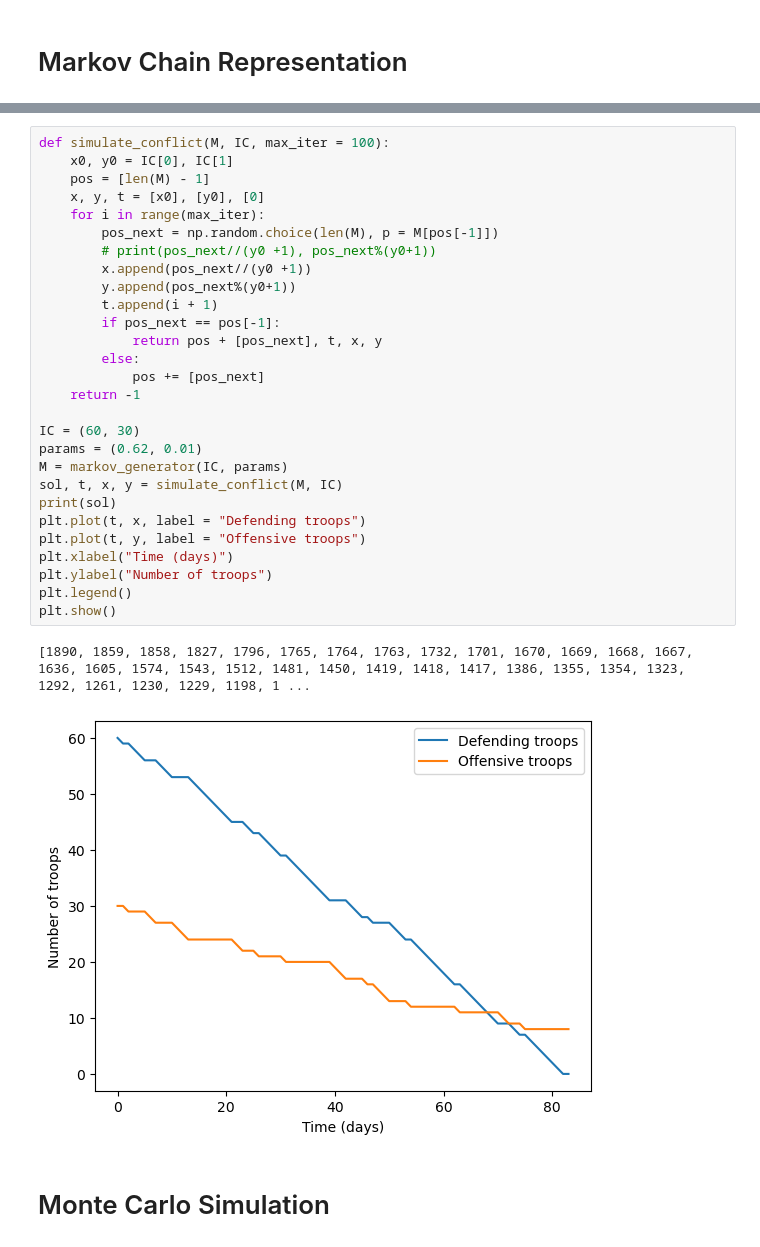
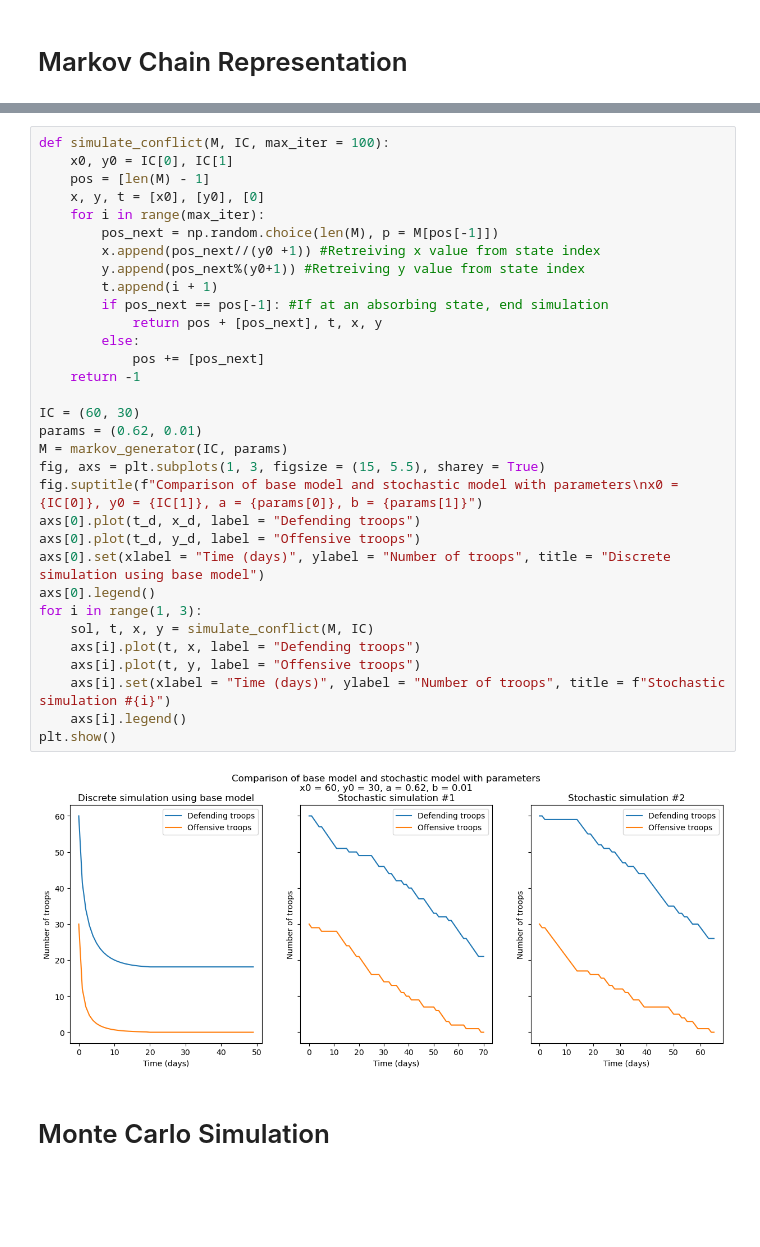
Before and after one commit to VigneshG04/FIT3139-Project, a Jupyter notebook: project.ipynb, the cells around one changed output, grey strips where cells are left out. Cells and saved outputs as stored; diff of their text form; blank space fills up the shorter version.

```diff
--- a/project.ipynb
+++ b/project.ipynb
@@ -75,34 +61,37 @@ N, transient = fundamental_matrix(M)
 # %%
 def simulate_conflict(M, IC, max_iter = 100):
     x0, y0 = IC[0], IC[1]
     pos = [len(M) - 1]
     x, y, t = [x0], [y0], [0]
     for i in range(max_iter):
         pos_next = np.random.choice(len(M), p = M[pos[-1]])
-        # print(pos_next//(y0 +1), pos_next%(y0+1))
-        x.append(pos_next//(y0 +1))
-        y.append(pos_next%(y0+1))
+        x.append(pos_next//(y0 +1)) #Retreiving x value from state index
+        y.append(pos_next%(y0+1)) #Retreiving y value from state index
         t.append(i + 1)
-        if pos_next == pos[-1]:
+        if pos_next == pos[-1]: #If at an absorbing state, end simulation
             return pos + [pos_next], t, x, y
         else:
             pos += [pos_next]
     return -1
 
 IC = (60, 30)
 params = (0.62, 0.01)
 M = markov_generator(IC, params)
-sol, t, x, y = simulate_conflict(M, IC)
-print(sol)
-plt.plot(t, x, label = "Defending troops")
-plt.plot(t, y, label = "Offensive troops")
-plt.xlabel("Time (days)")
-plt.ylabel("Number of troops")
-plt.legend()
+fig, axs = plt.subplots(1, 3, figsize = (15, 5.5), sharey = True)
+fig.suptitle(f"Comparison of base model and stochastic model with parameters\nx0 = {IC[0]}, y0 = {IC[1]}, a = {params[0]}, b = {params[1]}")
+axs[0].plot(t_d, x_d, label = "Defending troops")
+axs[0].plot(t_d, y_d, label = "Offensive troops")
+axs[0].set(xlabel = "Time (days)", ylabel = "Number of troops", title = "Discrete simulation using base model")
+axs[0].legend()
+for i in range(1, 3):
+    sol, t, x, y = simulate_conflict(M, IC)
+    axs[i].plot(t, x, label = "Defending troops")
+    axs[i].plot(t, y, label = "Offensive troops")
+    axs[i].set(xlabel = "Time (days)", ylabel = "Number of troops", title = f"Stochastic simulation #{i}")
+    axs[i].legend()
 plt.show()
 # %% [output]
-[1890, 1859, 1858, 1827, 1796, 1765, 1764, 1763, 1732, 1701, 1670, 1669, 1668, 1667, 1636, 1605, 1574, 1543, 1512, 1481, 1450, 1419, 1418, 1417, 1386, 1355, 1354, 1323, 1292, 1261, 1230, 1229, 1198, 1 ...
-[figure, old version]
+[figure, new version]
 # %% [markdown]
 # Monte Carlo Simulation
 # %%
```
Also changed, not shown: parts of 13 cells of this notebook, 2 other files.
